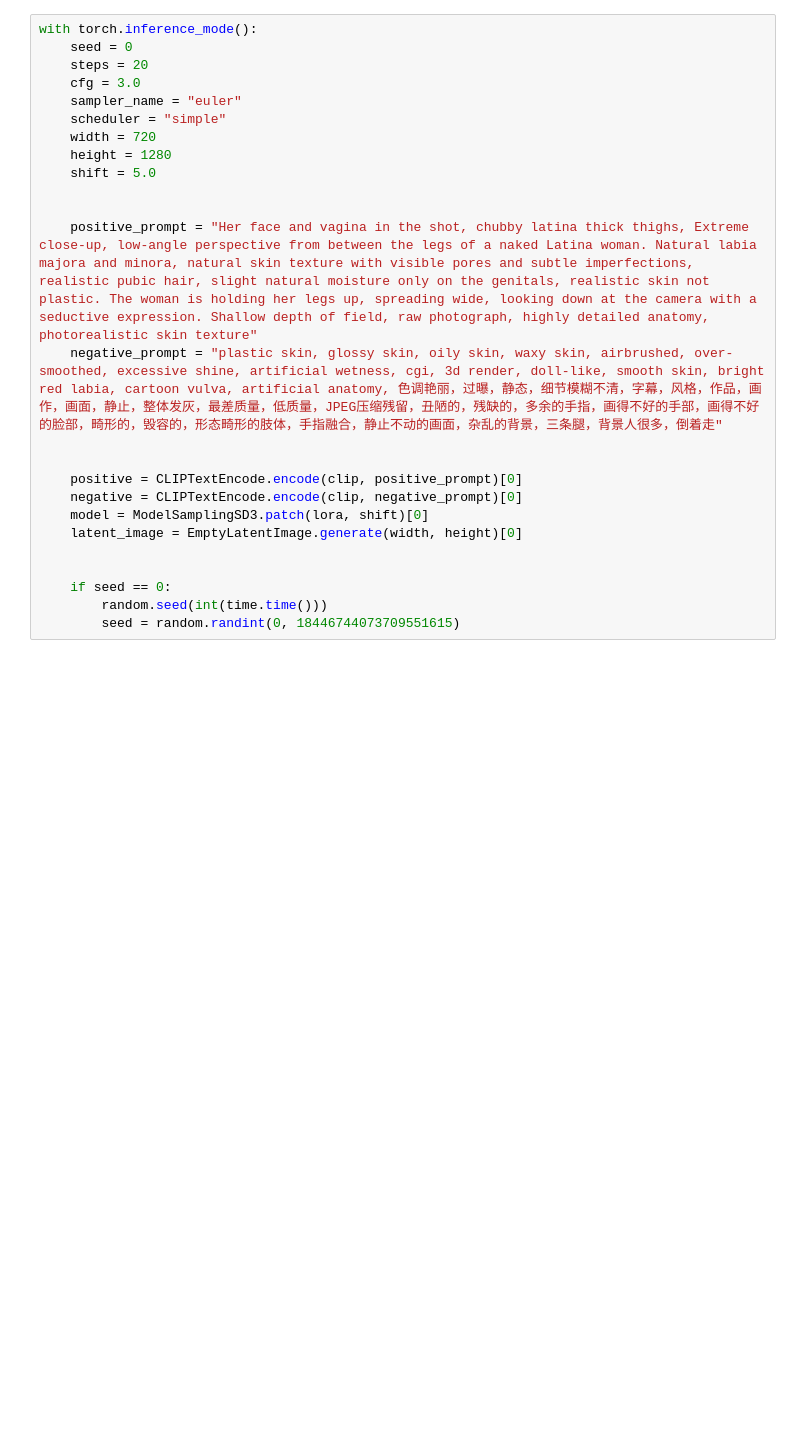
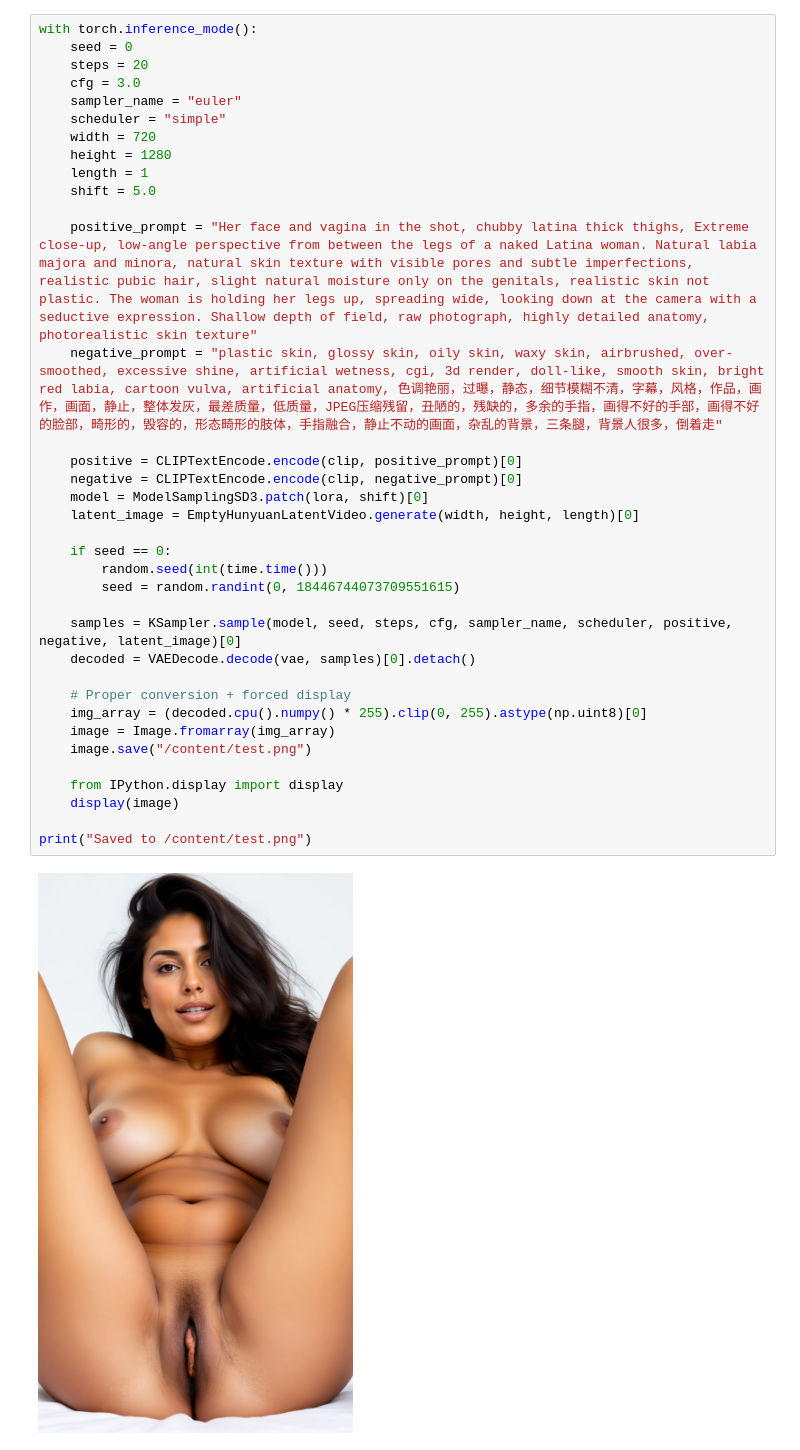
Before and after one commit to niofrequency/google-collab_image, a Jupyter notebook: Wan2.1_T2I_jupyter.ipynb, the cells around one changed output. Cells and saved outputs as stored; diff of their text form; blank space fills up the shorter version.

```diff
--- a/Wan2.1_T2I_jupyter.ipynb
+++ b/Wan2.1_T2I_jupyter.ipynb
@@ -69,25 +99,38 @@ WARNING:root:Dequantizing token_embd.weight to prevent runtime OOM.
 # %%
 with torch.inference_mode():
     seed = 0
     steps = 20
     cfg = 3.0
     sampler_name = "euler"
     scheduler = "simple"
     width = 720
     height = 1280
+    length = 1
     shift = 5.0
-
 
     positive_prompt = "Her face and vagina in the shot, chubby latina thick thighs, Extreme close-up, low-angle perspective from between the legs of a naked Latina woman. Natural labia majora and minora, natural skin texture with visible pores and subtle imperfections, realistic pubic hair, slight natural moisture only on the genitals, realistic skin not plastic. The woman is holding her legs up, spreading wide, looking down at the camera with a seductive expression. Shallow depth of field, raw photograph, highly detailed anatomy, photorealistic skin texture"
     negative_prompt = "plastic skin, glossy skin, oily skin, waxy skin, airbrushed, over-smoothed, excessive shine, artificial wetness, cgi, 3d render, doll-like, smooth skin, bright red labia, cartoon vulva, artificial anatomy, 色调艳丽，过曝，静态，细节模糊不清，字幕，风格，作品，画作，画面，静止，整体发灰，最差质量，低质量，JPEG压缩残留，丑陋的，残缺的，多余的手指，画得不好的手部，画得不好的脸部，畸形的，毁容的，形态畸形的肢体，手指融合，静止不动的画面，杂乱的背景，三条腿，背景人很多，倒着走"
 
-
     positive = CLIPTextEncode.encode(clip, positive_prompt)[0]
     negative = CLIPTextEncode.encode(clip, negative_prompt)[0]
     model = ModelSamplingSD3.patch(lora, shift)[0]
-    latent_image = EmptyLatentImage.generate(width, height)[0]
-
+    latent_image = EmptyHunyuanLatentVideo.generate(width, height, length)[0]
 
     if seed == 0:
         random.seed(int(time.time()))
         seed = random.randint(0, 18446744073709551615)
+
+    samples = KSampler.sample(model, seed, steps, cfg, sampler_name, scheduler, positive, negative, latent_image)[0]
+    decoded = VAEDecode.decode(vae, samples)[0].detach()
+
+    # Proper conversion + forced display
+    img_array = (decoded.cpu().numpy() * 255).clip(0, 255).astype(np.uint8)[0]
+    image = Image.fromarray(img_array)
+    image.save("/content/test.png")
+
+    from IPython.display import display
+    display(image)
+
+print("Saved to /content/test.png")
+# %% [output]
+[figure, added]
```
Also changed, not shown: parts of 3 cells of this notebook.
